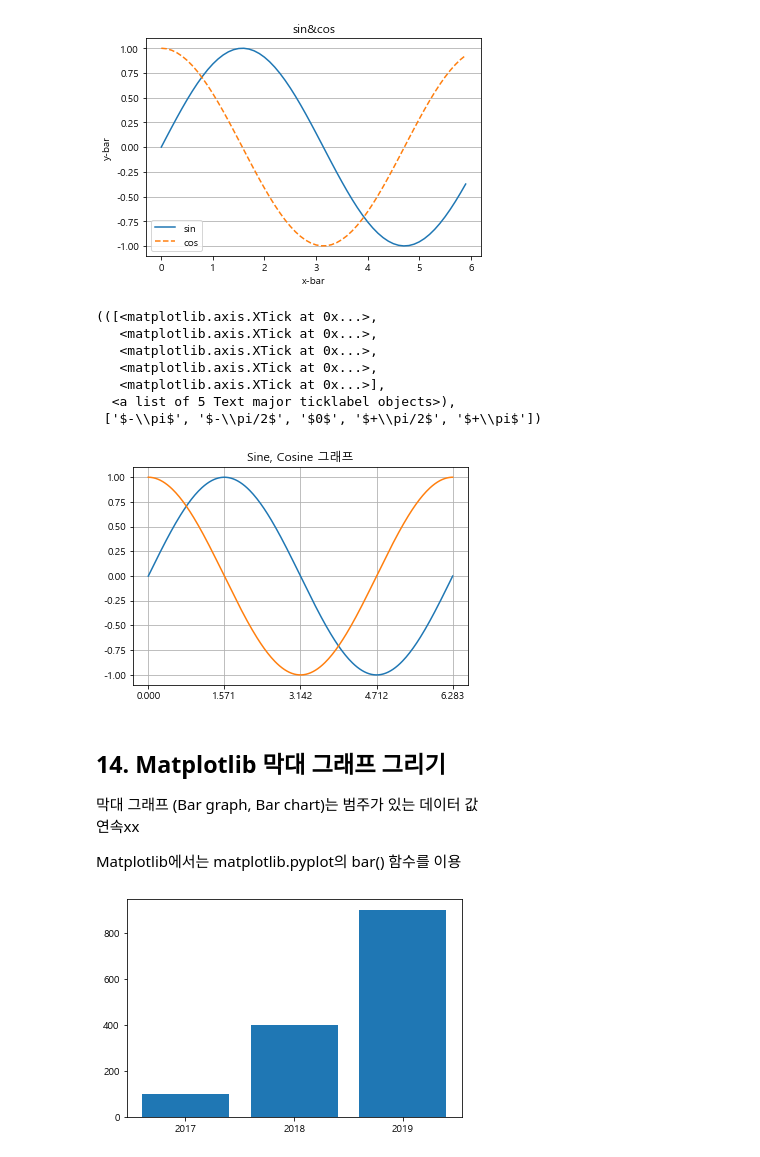
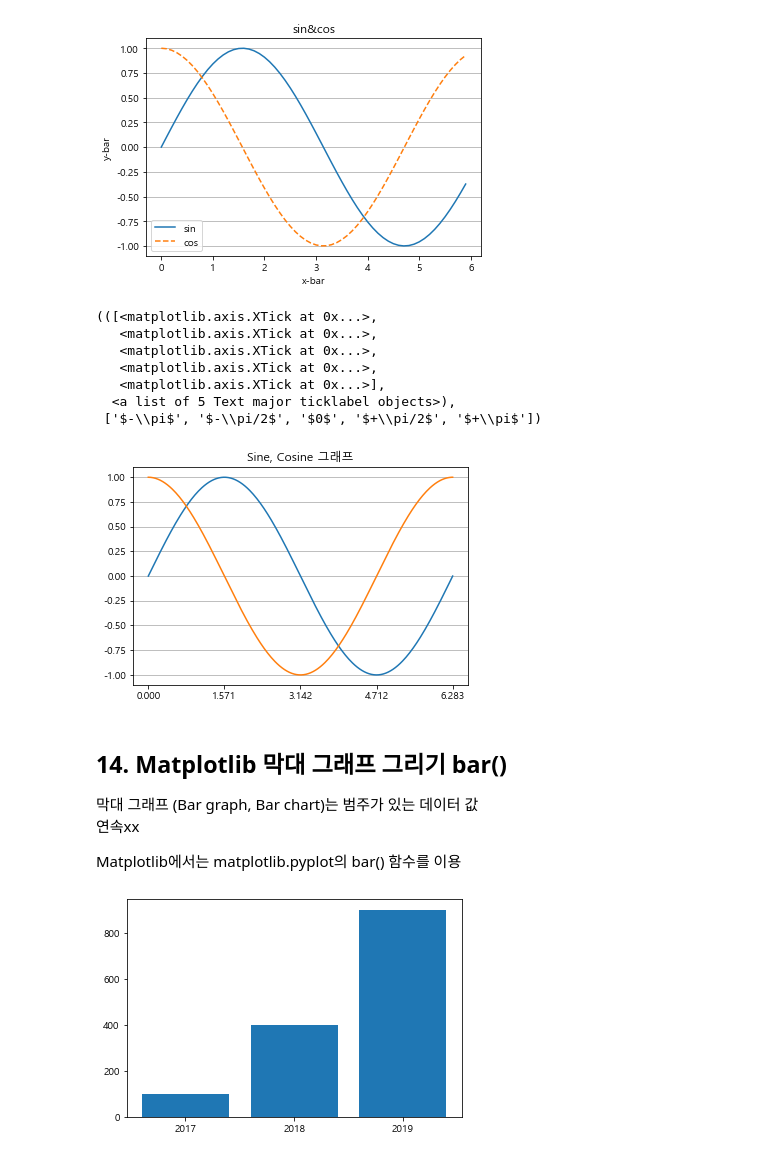
Before and after one commit to EGEG1212/Data-Analysis-2020, a Jupyter notebook: 04.Visual/02.matplotlib.ipynb, the cells around one changed output. Saved outputs shown, nothing was run; the diff lists cells and outputs as text; code cells hidden in the pictures.

Commit message:
matplotlib기본

```diff
--- a/04.Visual/02.matplotlib.ipynb
+++ b/04.Visual/02.matplotlib.ipynb
@@ -453,24 +453,24 @@ plt.show()
 # %%
 #교수님답안 Latex 레이텍스이용
 X = np.linspace(0, 2*np.pi, 256)
 S = np.sin(X)
 C = np.cos(X)
 plt.title("Sine, Cosine 그래프")
 plt.plot(X, S, label="sine")
 plt.plot(X, C, label="cosine")
-plt.grid(True)
+plt.grid(True, axis='y')
 plt.xticks([0, np.pi/2, np.pi, 3*np.pi/2, 2*np.pi]), [r'$-\pi$', r'$-\pi/2$', r'$0$', r'$+\pi/2$', r'$+\pi$']
 # %% [output]
 (([<matplotlib.axis.XTick at 0x...>,
    <matplotlib.axis.XTick at 0x...>,
    <matplotlib.axis.XTick at 0x...>,
    <matplotlib.axis.XTick at 0x...>,
    <matplotlib.axis.XTick at 0x...>],
   <a list of 5 Text major ticklabel objects>),
  ['$-\\pi$', '$-\\pi/2$', '$0$', '$+\\pi/2$', '$+\\pi$'])
-[figure, old version]
+[figure, new version]
 # %% [markdown]
-## 14. Matplotlib 막대 그래프 그리기
+## 14. Matplotlib 막대 그래프 그리기   bar()
 막대 그래프 (Bar graph, Bar chart)는 범주가 있는 데이터 값
 연속xx
 
```
Also changed, not shown: parts of 14 cells of this notebook, 1 other file.
